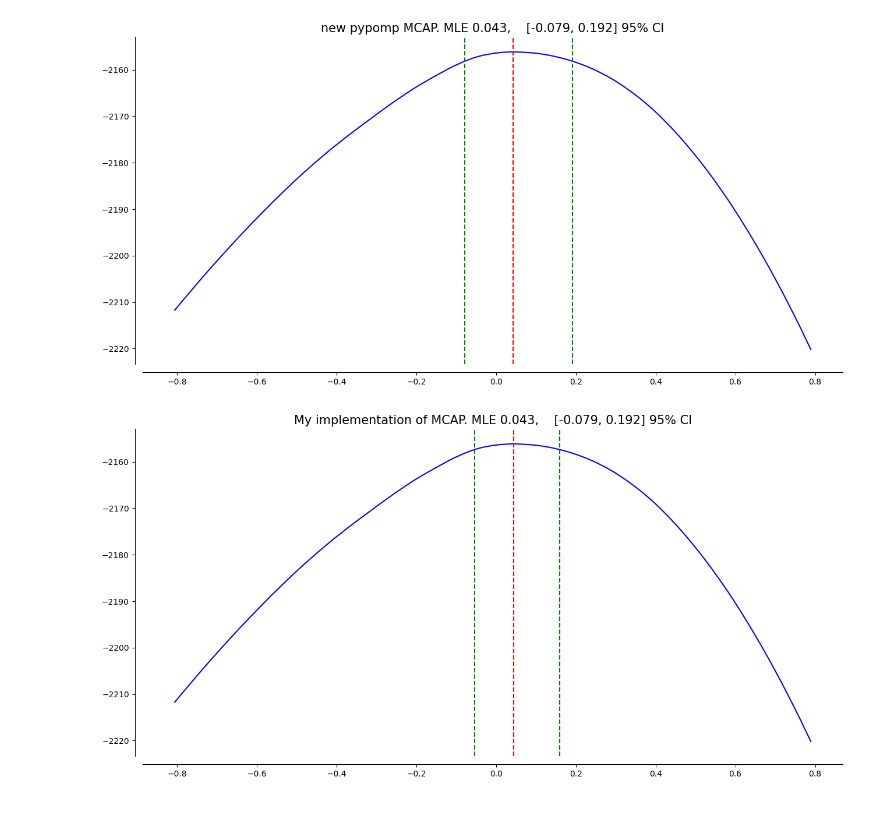
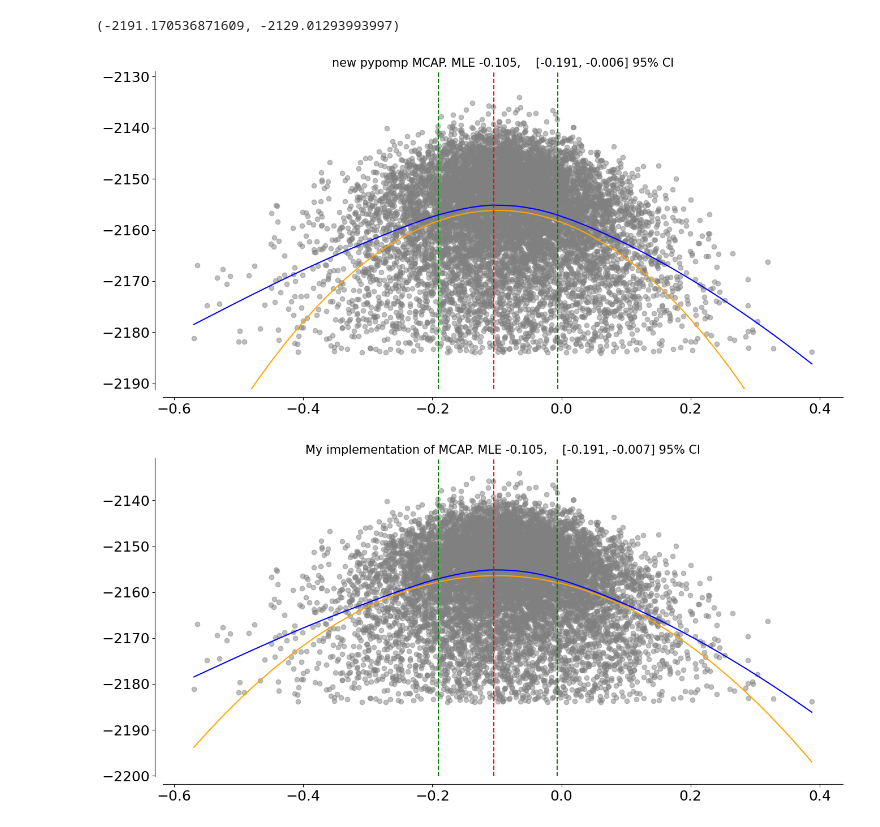
Before and after one commit to ChaosDonkey06/MCAP, a Jupyter notebook: docs/mcap_py.ipynb, the cells around one changed output. Saved outputs shown, nothing was run; the diff lists cells and outputs as text; code cells hidden in the pictures.

Commit message:
update comparison with pypomp and MCAP R

```diff
--- a/docs/mcap_py.ipynb
+++ b/docs/mcap_py.ipynb
@@ -111,38 +166,52 @@ def mcap_loglikelihood(loglik_profile_values, param_search, confidence=0.95, spa
 # %%
 from pypomp import mcap
 
-ll_sm_df = ll_df[ll_df.bEP.between(-1, 1)]
-ll_sm_df = ll_sm_df[ll_sm_df.loglik > -2300]
+param_name = "bCP"
 
-param_arr = ll_sm_df["bEP"].values
+ll_all_df = ll_df.copy()
+ll_all_df = ll_all_df.sort_values(by=param_name)
+ll_all_df = ll_all_df[ll_all_df["loglik.se"]<2]
+
+delta_mle = 50
+ll_all_df = ll_all_df[ll_all_df["loglik"] > (mle_pars["loglik"] - delta_mle)]
+
+ll_sm_df  = ll_all_df.copy()
+param_arr = ll_sm_df[param_name].values
 ll_arr    = ll_sm_df["loglik"].values
 
 loglik_values = ll_arr[np.argsort(param_arr)]
 param_search  = param_arr[np.argsort(param_arr)]
 
-mcap_out = mcap(param_arr, ll_arr, level=0.95, span=0.75, n_grid=5000)
+mcap_out = mcap(param_arr, ll_arr, level=0.95, span=0.75, n_grid=1000)
 # %%
+
 mcap_df            = pd.DataFrame(mcap_out.fit)
 mcap_df["mle"]     = mcap_out.mle
 mcap_df["ci_low"]  = mcap_out.ci[0]
 mcap_df["ci_high"] = mcap_out.ci[1]
 
 fig, ax = plt.subplots(1, 1, figsize=(15.5, 7.3))
 
 ax.plot(mcap_df["parameter"], mcap_df["smoothed"], color="blue", label="Smoothed loglikelihood")
+ax.plot(mcap_df["parameter"], mcap_df["quadratic"], color="orange", label="Quadratic fit")
+
+ax.scatter(ll_sm_df[param_name], ll_sm_df.loglik, color="gray", alpha=0.5, label="Data points")
 
 ax.axvline(x=mcap_df.mle[0],     color="red", linestyle="--", label="MLE")
 ax.axvline(x=mcap_df.ci_low[0],  color="green", linestyle="--", label="95% CI low")
 ax.axvline(x=mcap_df.ci_high[0], color="green", linestyle="--", label="95% CI high")
 
 ax.set_title("new pypomp MCAP. MLE {:0.3f},    [{:0.3f}, {:0.3f}] 95% CI".format(mcap_df.mle[0],
                                                 mcap_df.ci_low[0],
                                                 mcap_df.ci_high[0]), fontsize=15)
 ax.spines["bottom"].set_position(('outward', 10)) # outward by 50 points
 ax.spines["left"].set_position(('outward', 10))   # outward by 10 points
 ax.spines[['right', 'top']].set_visible(False)
+
+ax.set_ylim([min(mcap_df.smoothed)-5, max(ll_sm_df.loglik)+5])
 # %% [output]
+(-2191.170536871609, -2129.01293993997)
-[figure, old version]
+[figure, new version]
 # %%
 p_df, ci_df = mcap_loglikelihood(ll_arr, param_arr, confidence=0.95, span=0.75, n_grid=1000)
 # %%
@@ -151,23 +220,19 @@ import seaborn as sns
 fig, ax = plt.subplots(1, 1, figsize=(15.5, 7.3))
 
 ax.plot(p_df["parameter"], p_df["loglik_smooth"], color="blue", label="Smoothed loglikelihood")
+ax.plot(p_df["parameter"], p_df["quadratic"], color="orange", label="Quadratic fit")
 
-ax.axvline(x=ci_df.mle[0],     color="red", linestyle="--", label="MLE")
-ax.axvline(x=ci_df["95_high"][0],  color="green", linestyle="--", label="95% CI low")
-ax.axvline(x=ci_df["95_low"][0], color="green", linestyle="--", label="95% CI high")
+ax.scatter(param_arr, ll_arr, color="gray", alpha=0.5)
 
-ax.set_title("My implementation of MCAP. MLE {:0.3f},    [{:0.3f}, {:0.3f}] 95% CI".format(mcap_df.mle[0],
-                                                mcap_df.ci_low[0],
-                                                mcap_df.ci_high[0]), fontsize=15)
+ax.axvline(x=ci_df.mle[0],        color="red", linestyle="--", label="MLE")
+ax.axvline(x=ci_df["95_high"][0], color="green", linestyle="--", label="95% CI low")
+ax.axvline(x=ci_df["95_low"][0],  color="green", linestyle="--", label="95% CI high")
+
+ax.set_title("My implementation of MCAP. MLE {:0.3f},    [{:0.3f}, {:0.3f}] 95% CI".format(ci_df.mle[0],
+                                                ci_df['95_low'][0],
+                                                ci_df['95_high'][0]), fontsize=15)
 ax.spines["bottom"].set_position(('outward', 10)) # outward by 50 points
 ax.spines["left"].set_position(('outward', 10))   # outward by 10 points
 ax.spines[['right', 'top']].set_visible(False)
-
-
-ax.spines["bottom"].set_position(('outward', 10)) # outward by50 points
-ax.spines["left"].set_position(('outward', 10))   # outward by 10 points
-ax.spines[['right', 'top']].set_visible(False)
-
-#ax.set_ylim([-2300, -2140])
 # %% [output]
-[figure, old version]
+[figure, new version]
```
Also changed, not shown: parts of 6 cells of this notebook, 5 other files.
